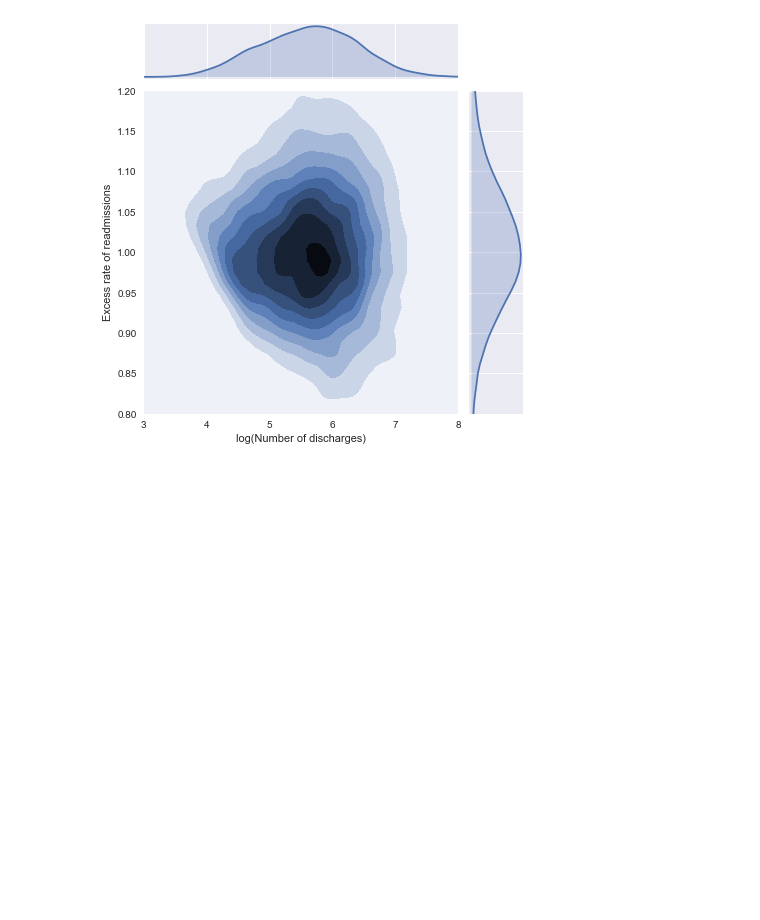
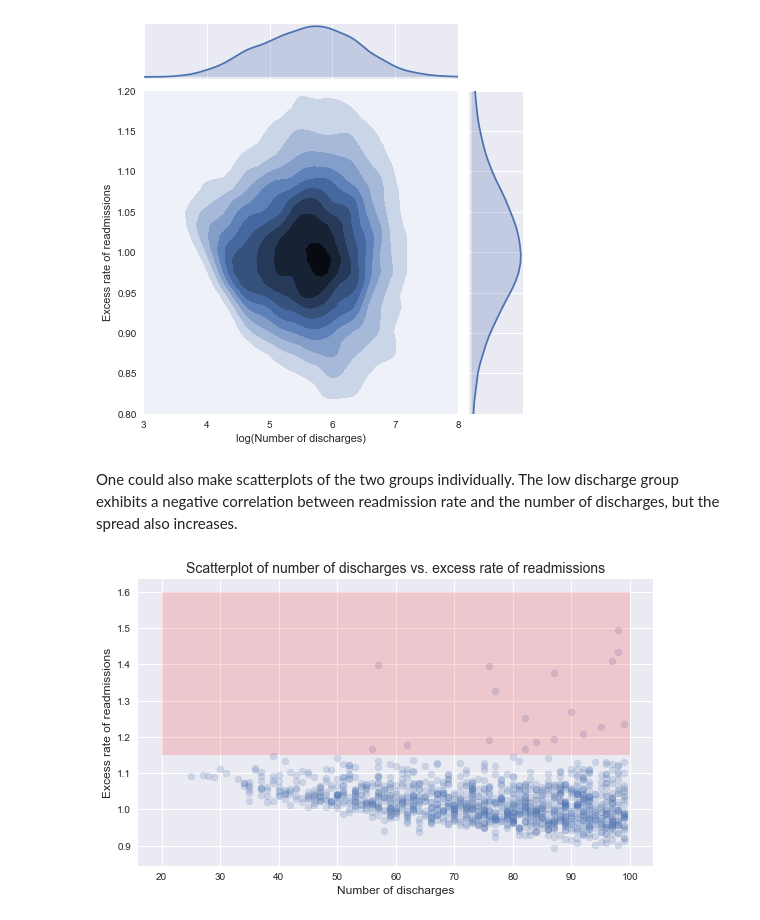
Before and after one commit to klane/springboard, a Jupyter notebook: inferential-statistics/hospital-readmission/hospital-readmission.ipynb, the cells around one changed output. Drawn from its saved outputs; the diff is of its cells as text; code cells hidden in the pictures; blank space fills up the shorter version.

Commit message:
Add separate scatterplots of the two groups

```diff
--- a/inferential-statistics/hospital-readmission/hospital-readmission.ipynb
+++ b/inferential-statistics/hospital-readmission/hospital-readmission.ipynb
@@ -204,3 +204,18 @@ ax.set_axis_labels(xlabel='log(Number of discharges)', ylabel='Excess rate of re
 plt.show()
 # %% [output]
 [figure]
+# %% [markdown]
+One could also make scatterplots of the two groups individually. The low discharge group exhibits a negative correlation between readmission rate and the number of discharges, but the spread also increases.
+# %%
+fig, ax = plt.subplots(figsize=(8,5))
+ax.scatter(x[x<100], low, alpha=0.2)
+ax.fill_between([20,100], 1.15, 1.6, facecolor='red', alpha=0.15, interpolate=True)
+
+ax.set_xlabel('Number of discharges', fontsize=12)
+ax.set_ylabel('Excess rate of readmissions', fontsize=12)
+ax.set_title('Scatterplot of number of discharges vs. excess rate of readmissions', fontsize=14)
+
+ax.grid(True)
+fig.tight_layout()
+# %% [output]
+[figure, added]
```
Also changed, not shown: parts of 2 cells of this notebook.
